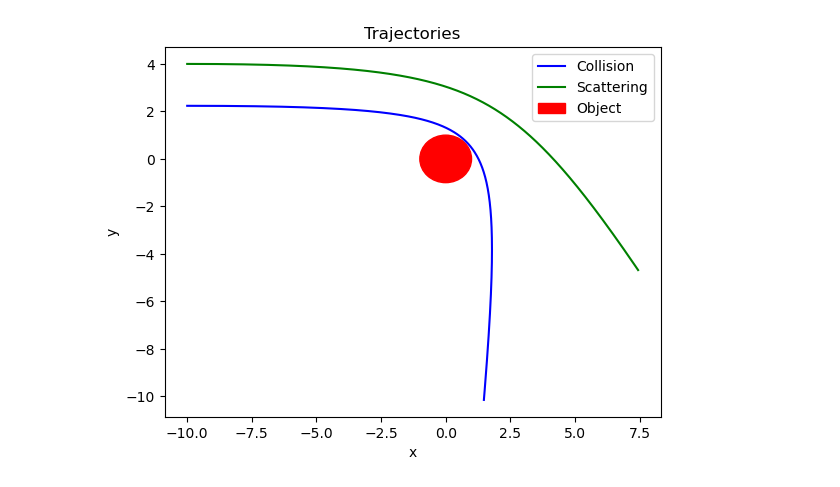
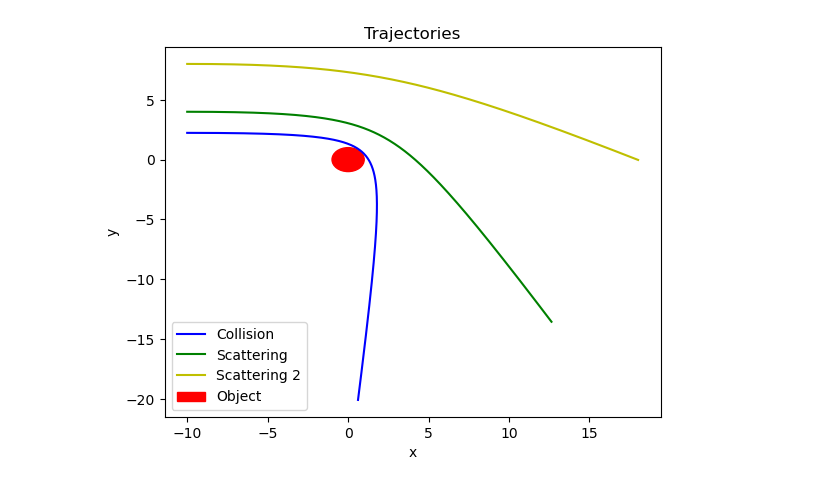
Before and after one commit to lordrick94/ASTR_204_Lordrick, a Jupyter notebook: ps1.ipynb, the cells around one changed output. Saved outputs shown, nothing was run; the diff lists cells and outputs as text; code cells hidden in the pictures.

```diff
--- a/ps1.ipynb
+++ b/ps1.ipynb
@@ -21,7 +21,7 @@ def vec_differeq(t, vec):
     a_y = a*y/r
 
     return [v_x, v_y, a_x, a_y]
-t_init,t_final = 0, 25
+t_init,t_final = 0, 40
 t_span = [t_init,t_final] #Span 25 time units
 t_eval = np.linspace(t_init,t_final, 1000)
 
@@ -31,22 +31,27 @@ y0_collision = [-10,b_col,v_rel,0]
 
 # For scattering
 y0_scattering = [-10,b_scat,v_rel,0]
+
+# For scattering
+y0_scattering_2 = [-10,2*b_scat,v_rel,0]
 # %%
 #Solve the differential equation
 sol_collision = solve_ivp(vec_differeq, t_span, y0_collision, t_eval = t_eval)
 sol_scattering = solve_ivp(vec_differeq, t_span, y0_scattering, t_eval = t_eval)
+sol_scattering_2 = solve_ivp(vec_differeq, t_span, y0_scattering_2, t_eval = t_eval)
 # %%
 fig,ax = plt.subplots()
 ax.plot(sol_collision.y[0], sol_collision.y[1], label = 'Collision', color = 'b')
 ax.plot(sol_scattering.y[0], sol_scattering.y[1], label = 'Scattering', color = 'g')
+ax.plot(sol_scattering_2.y[0], sol_scattering_2.y[1], label = 'Scattering 2', color = 'y')
 my_circle = plt.Circle((0,0),1, color = 'r', label = 'Object')
 ax.add_artist(my_circle)
 plt.legend()
 
 plt.xlabel('x')
 plt.ylabel('y')
 
 plt.title('Trajectories')
 plt.show()
 # %% [output]
-[figure, old version]
+[figure, new version]
```
